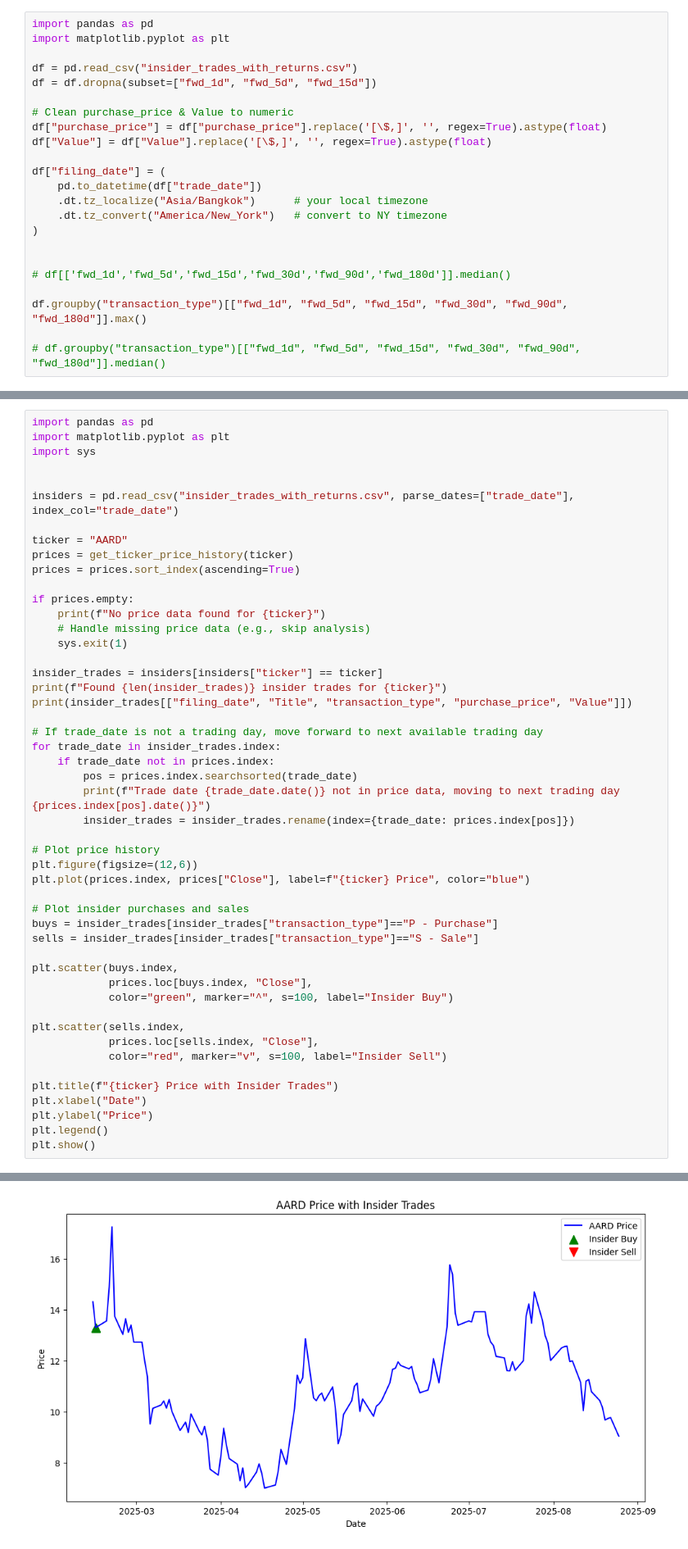
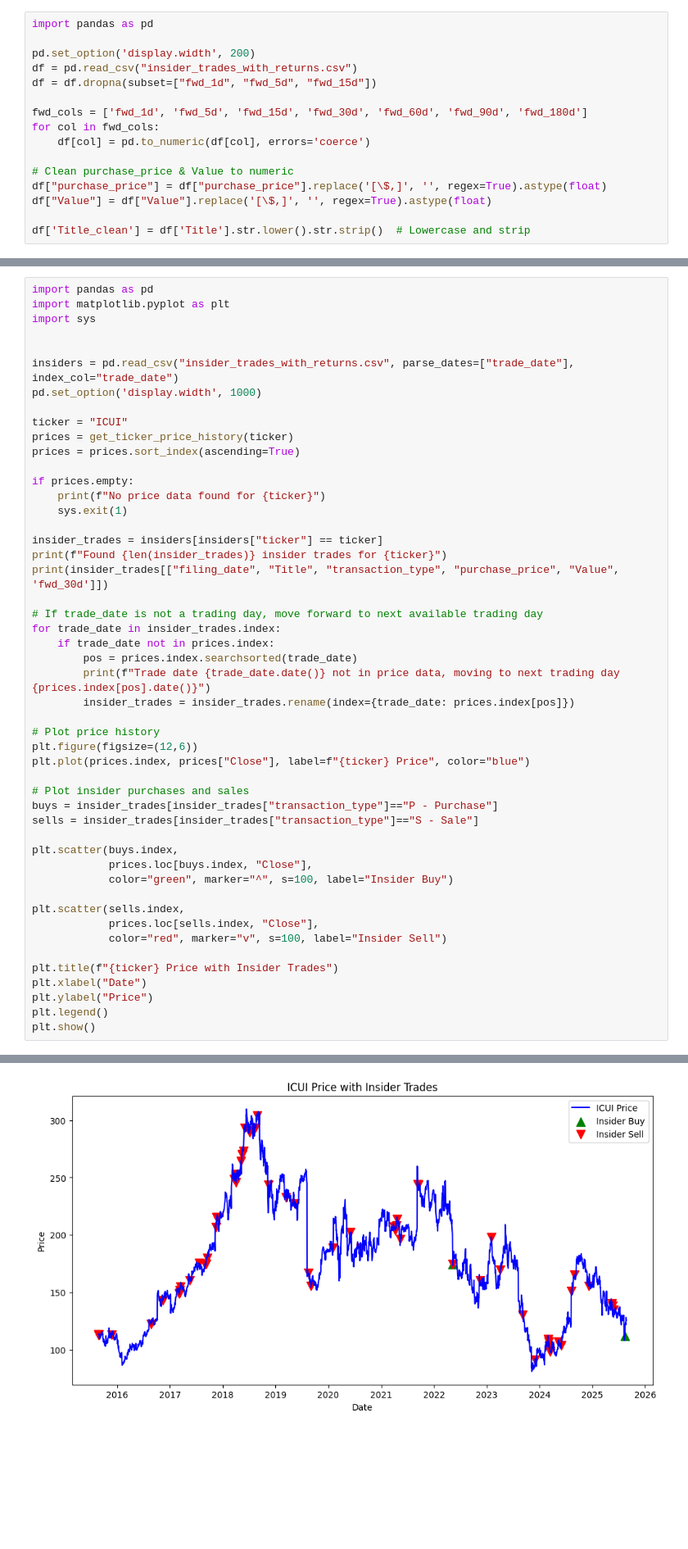
Before and after one commit to wescules/insiderTradingAnalysis, a Jupyter notebook: analysis.ipynb, the cells around one changed output, grey strips where cells are left out. Shown: that part at 82% size. Drawn from its saved outputs; the diff is of its cells as text; blank space fills up the shorter version.

```diff
--- a/analysis.ipynb
+++ b/analysis.ipynb
@@ -7,23 +33,16 @@ pip install matplotlib
 # %%
 import pandas as pd
-import matplotlib.pyplot as plt
 
+pd.set_option('display.width', 200)
 df = pd.read_csv("insider_trades_with_returns.csv")
 df = df.dropna(subset=["fwd_1d", "fwd_5d", "fwd_15d"])
+
+fwd_cols = ['fwd_1d', 'fwd_5d', 'fwd_15d', 'fwd_30d', 'fwd_60d', 'fwd_90d', 'fwd_180d']
+for col in fwd_cols:
+    df[col] = pd.to_numeric(df[col], errors='coerce')
 
 # Clean purchase_price & Value to numeric
 df["purchase_price"] = df["purchase_price"].replace('[\$,]', '', regex=True).astype(float)
 df["Value"] = df["Value"].replace('[\$,]', '', regex=True).astype(float)
 
-df["filing_date"] = (
-    pd.to_datetime(df["trade_date"])
-    .dt.tz_localize("Asia/Bangkok")      # your local timezone
-    .dt.tz_convert("America/New_York")   # convert to NY timezone
-)
-
-
-# df[['fwd_1d','fwd_5d','fwd_15d','fwd_30d','fwd_90d','fwd_180d']].median()
-
-df.groupby("transaction_type")[["fwd_1d", "fwd_5d", "fwd_15d", "fwd_30d", "fwd_90d", "fwd_180d"]].max()
-
-# df.groupby("transaction_type")[["fwd_1d", "fwd_5d", "fwd_15d", "fwd_30d", "fwd_90d", "fwd_180d"]].median()
+df['Title_clean'] = df['Title'].str.lower().str.strip()  # Lowercase and strip
@@ -61,19 +249,19 @@ import sys
 
 
 insiders = pd.read_csv("insider_trades_with_returns.csv", parse_dates=["trade_date"], index_col="trade_date")
+pd.set_option('display.width', 1000)
 
-ticker = "AARD"
+ticker = "ICUI"
 prices = get_ticker_price_history(ticker)
 prices = prices.sort_index(ascending=True)
 
 if prices.empty:
     print(f"No price data found for {ticker}")
-    # Handle missing price data (e.g., skip analysis)
     sys.exit(1)
 
 insider_trades = insiders[insiders["ticker"] == ticker]
 print(f"Found {len(insider_trades)} insider trades for {ticker}")
-print(insider_trades[["filing_date", "Title", "transaction_type", "purchase_price", "Value"]])
+print(insider_trades[["filing_date", "Title", "transaction_type", "purchase_price", "Value", 'fwd_30d']])
 
 # If trade_date is not a trading day, move forward to next available trading day
 for trade_date in insider_trades.index:
@@ -121 +312 @@ trade_date
-[figure, old version]
+[figure, new version]
```
Also changed, not shown: parts of 18 cells of this notebook, 4 other files.
